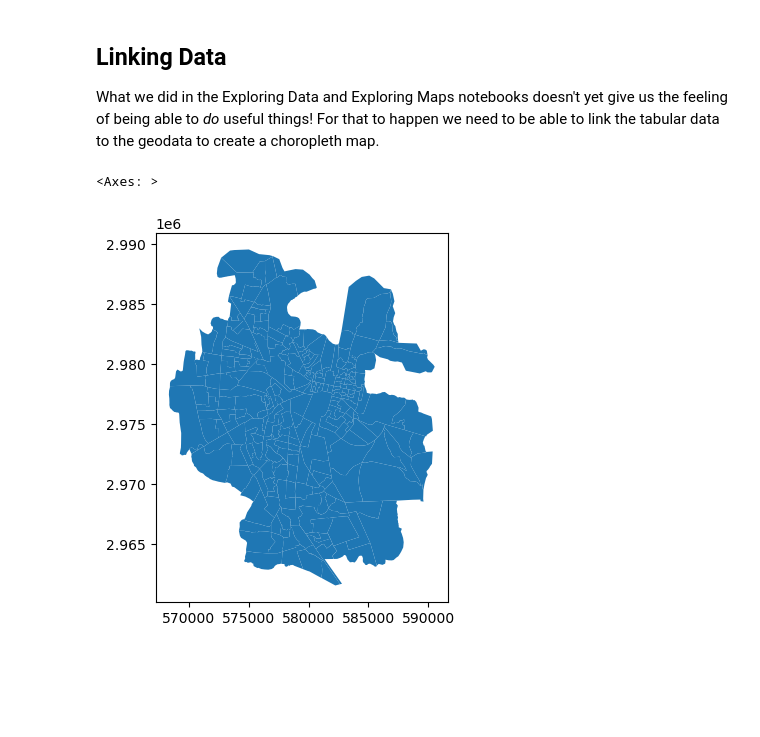
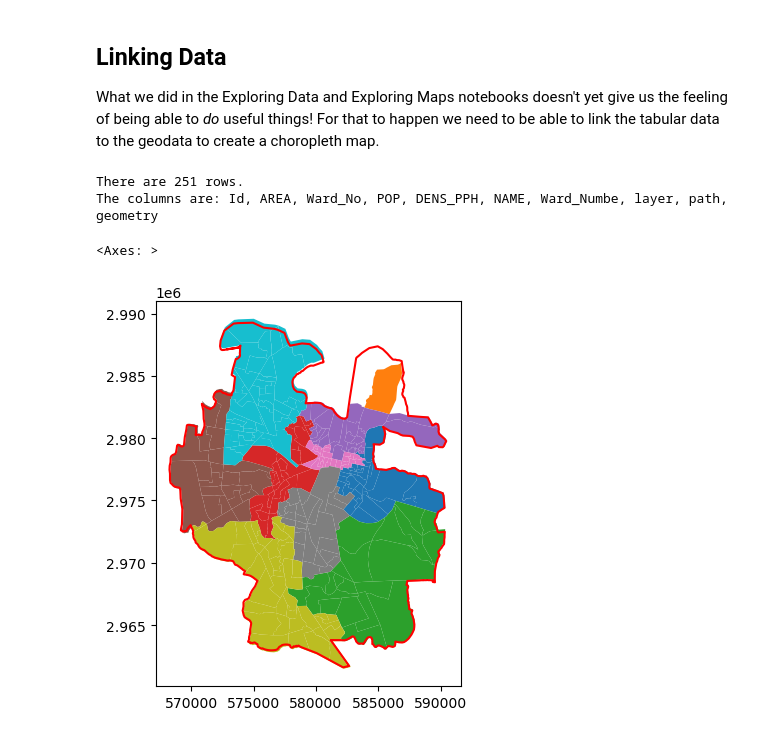
Before and after one commit to jreades/jaipur, a Jupyter notebook: practicals/Linking_Data.ipynb, the cells around one changed output. Drawn from its saved outputs; the diff is of its cells as text; code cells hidden in the pictures; blank space fills up the shorter version.

```diff
--- a/practicals/Linking_Data.ipynb
+++ b/practicals/Linking_Data.ipynb
@@ -10,9 +12,17 @@ from pathlib import Path
 src_dir = Path.home() / Path('work/data/clean')
 # %%
+jp  = gpd.read_parquet(src_dir / 'Jaipur_Boundary.geoparquet')
 df  = pd.read_parquet(src_dir / 'ward_population.parquet')
-gdf = gpd.read_parquet(src_dir / 'Jaipur_Wards.geoparquet')
+#gdf = gpd.read_parquet(src_dir / 'Jaipur_Wards.geoparquet')
+gdf = gpd.read_file(src_dir / 'Merged Jaipur Wards.gpkg')
 # %%
-gdf.plot()
+print(f"There are {gdf.shape[0]} rows.")
+print(f"The columns are: {', '.join(gdf.columns.to_list())}")
+f, ax = plt.subplots(1,1,figsize=(5,5))
+gdf.plot(column='NAME', ax=ax)
+jp.plot(color='red', ax=ax)
 # %% [output]
-<Axes: >
+There are 251 rows.
+The columns are: Id, AREA, Ward_No, POP, DENS_PPH, NAME, Ward_Numbe, layer, path, geometry
+<Axes: >
-[figure, old version]
+[figure, new version]
```
Also changed, not shown: parts of 17 cells of this notebook, 2 other files.
